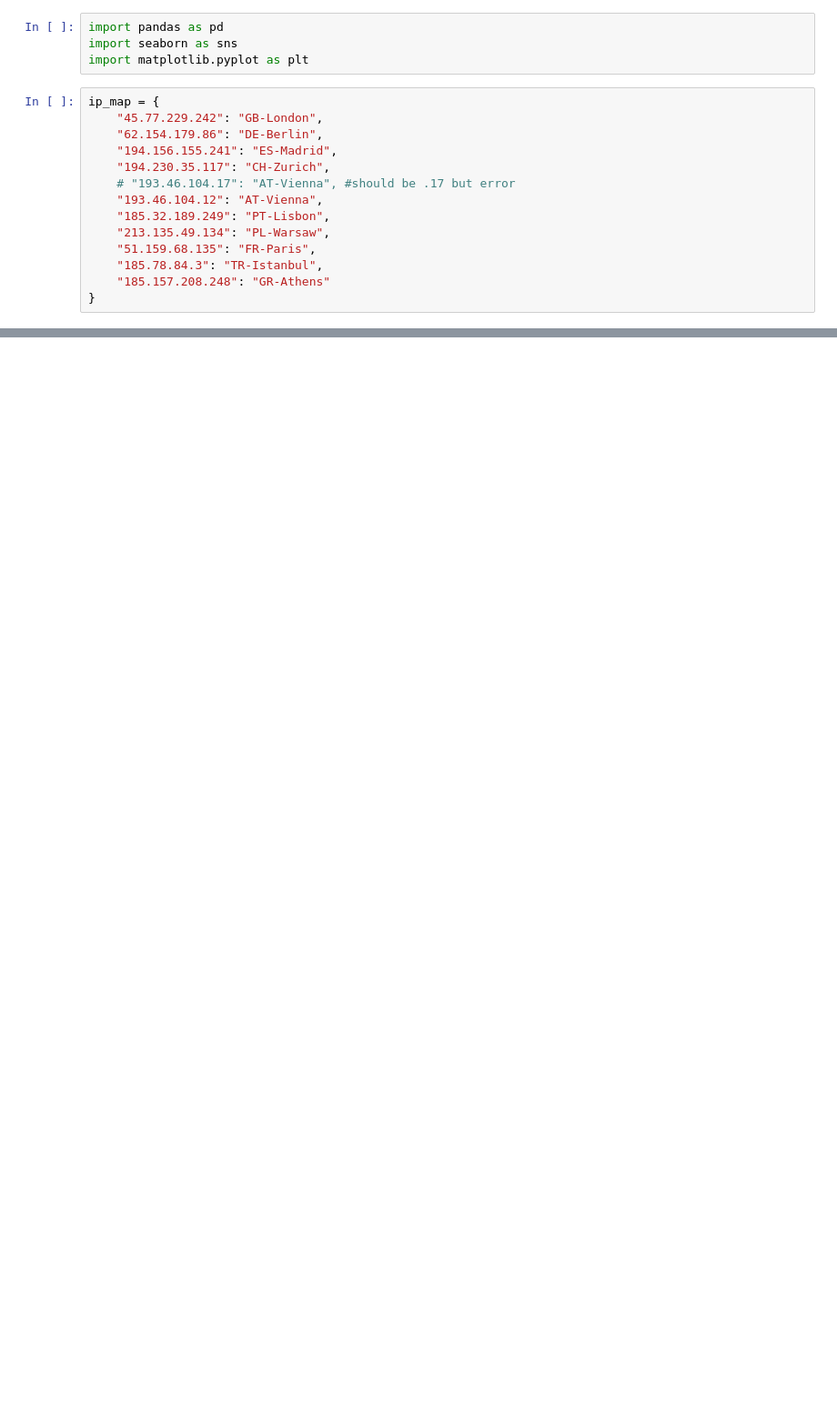
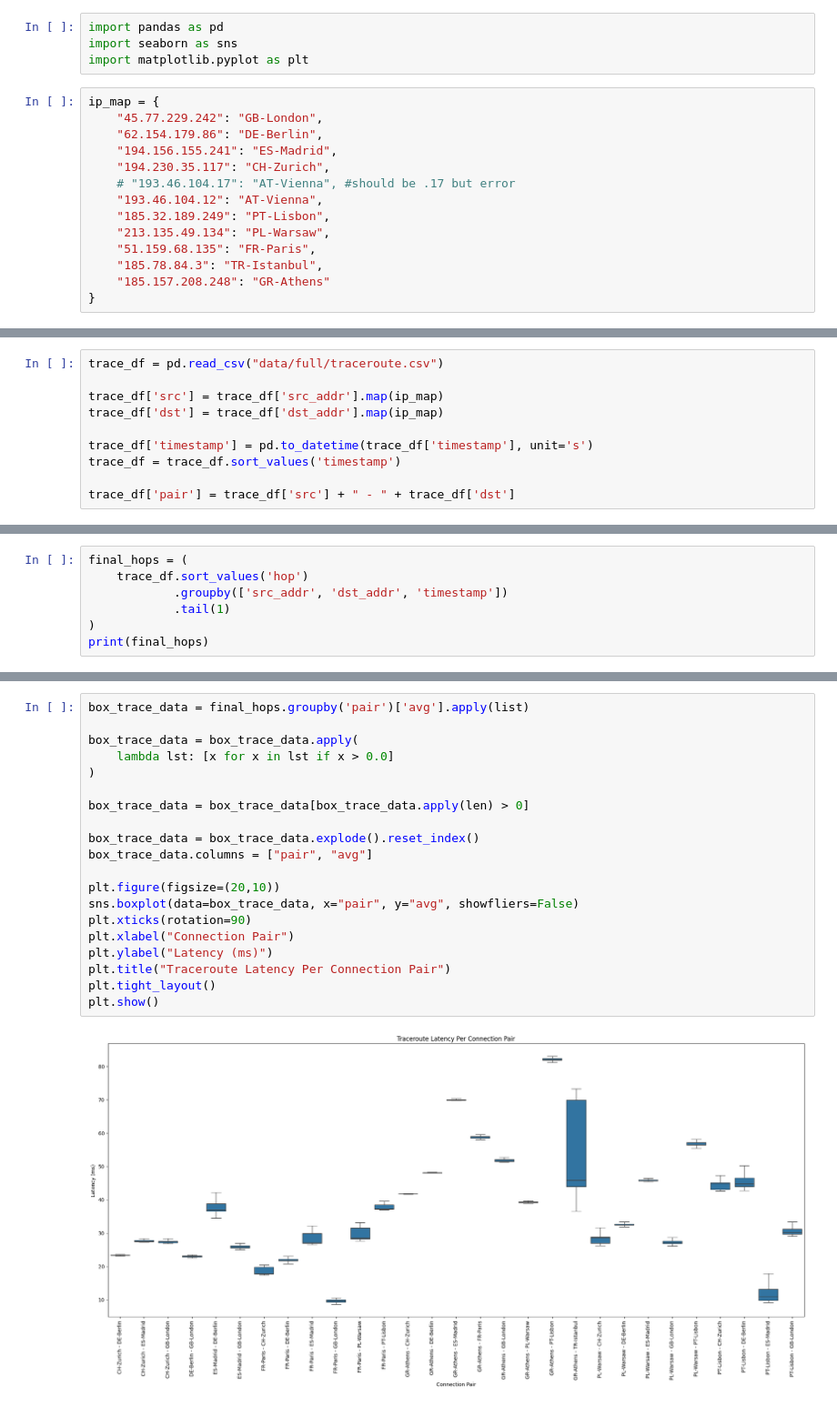
Before and after one commit to thomas-schleicher/software-praktikum, a Jupyter notebook: results/notebooks/full_time_all.ipynb, the cells around one changed output, grey strips where cells are left out. Shown: that part at 91% size. Saved outputs shown, nothing was run; the diff lists cells and outputs as text; blank space fills up the shorter version.

```diff
--- a/results/notebooks/full_time_all.ipynb
+++ b/results/notebooks/full_time_all.ipynb
@@ -49 +39,11 @@ print(ping_df)
+# %%
+trace_df = pd.read_csv("data/full/traceroute.csv")
+
+trace_df['src'] = trace_df['src_addr'].map(ip_map)
+trace_df['dst'] = trace_df['dst_addr'].map(ip_map)
+
+trace_df['timestamp'] = pd.to_datetime(trace_df['timestamp'], unit='s')
+trace_df = trace_df.sort_values('timestamp')
+
+trace_df['pair'] = trace_df['src'] + " - " + trace_df['dst']
 # %%
@@ -70,0 +83,7 @@ plt.show()
+# %%
+final_hops = (
+    trace_df.sort_values('hop')
+            .groupby(['src_addr', 'dst_addr', 'timestamp'])
+            .tail(1)
+)
+print(final_hops)
@@ -70,0 +108,22 @@ plt.show()
+# %%
+box_trace_data = final_hops.groupby('pair')['avg'].apply(list)
+
+box_trace_data = box_trace_data.apply(
+    lambda lst: [x for x in lst if x > 0.0]
+)
+
+box_trace_data = box_trace_data[box_trace_data.apply(len) > 0]
+
+box_trace_data = box_trace_data.explode().reset_index()
+box_trace_data.columns = ["pair", "avg"]
+
+plt.figure(figsize=(20,10))
+sns.boxplot(data=box_trace_data, x="pair", y="avg", showfliers=False)
+plt.xticks(rotation=90)
+plt.xlabel("Connection Pair")
+plt.ylabel("Latency (ms)")
+plt.title("Traceroute Latency Per Connection Pair")
+plt.tight_layout()
+plt.show()
+# %% [output]
+[figure, added]
```
Also changed, not shown: parts of 5 cells of this notebook, 12 other files.
